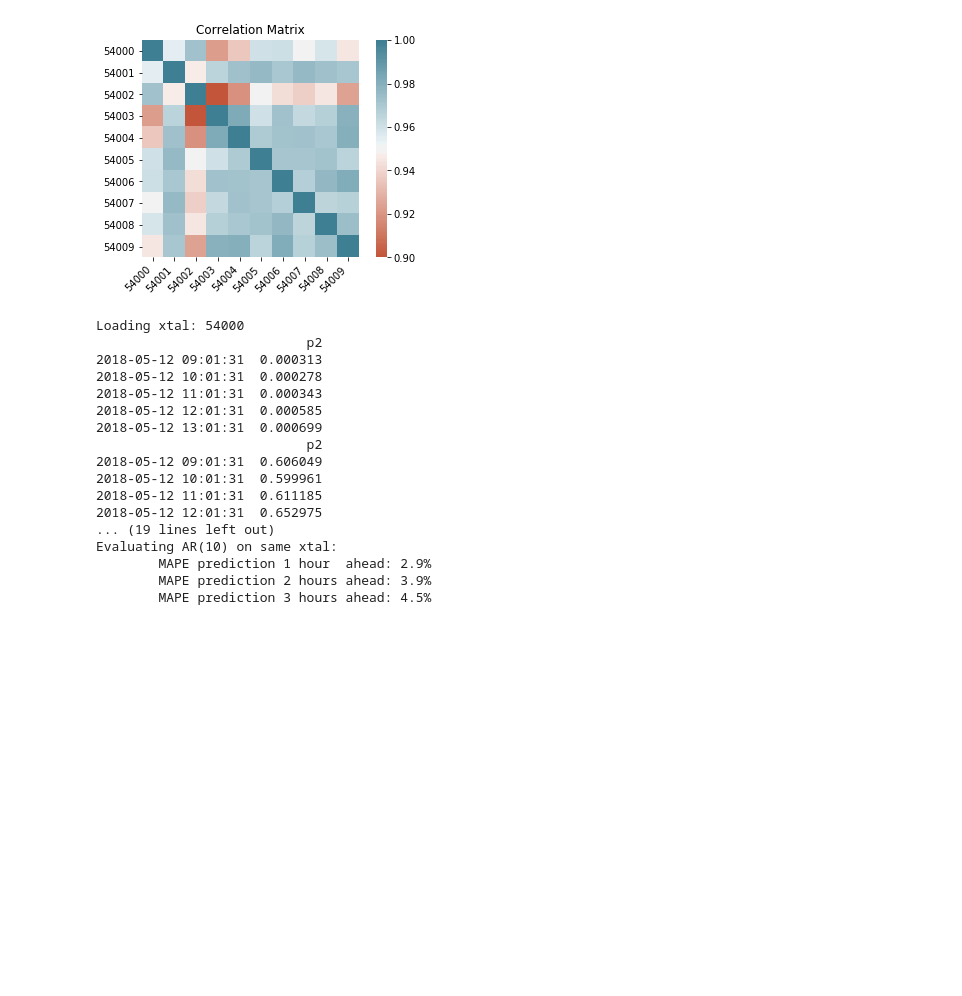
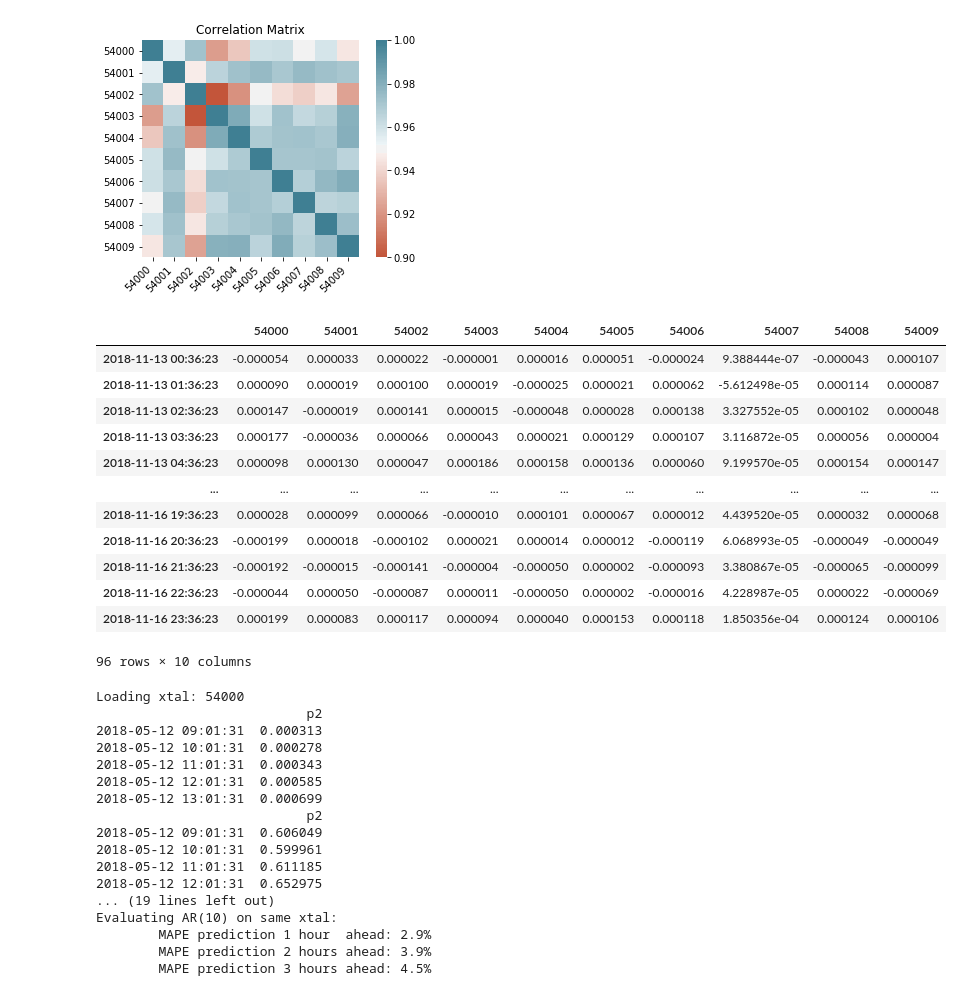
Before and after one commit to UMN-CMS/ECAL_FAIR, a Jupyter notebook: notebooks/multi_autoreg.ipynb, the cells around one changed output. Drawn from its saved outputs; the diff is of its cells as text; code cells hidden in the pictures; blank space fills up the shorter version.

```diff
--- a/notebooks/multi_autoreg.ipynb
+++ b/notebooks/multi_autoreg.ipynb
@@ -134,6 +134,42 @@ plt.ylim(b, t) # update the ylim(bottom, top) values
 plt.show() # ta-da!
 # %% [output]
 [figure]
+# %%
+fig, ax = plt.subplots()
+
+ax.set_title('Correlation Matrix')
+corr = xtals_df[xtals_df.index > ].corr()
+ax = sns.heatmap(
+    corr,
+    vmin=0.9, vmax=1, center=0.95,
+    cmap=sns.diverging_palette(20, 220, n=200),
+    square=True
+)
+ax.set_xticklabels(
+    ax.get_xticklabels(),
+    rotation=45,
+    horizontalalignment='right'
+)
+#fix for matplotlib 3.1.1 issue (fixed in 3.1.2??)
+b, t = plt.ylim() # discover the values for bottom and top
+b += 0.5 # Add 0.5 to the bottom
+t -= 0.5 # Subtract 0.5 from the top
+plt.ylim(b, t) # update the ylim(bottom, top) values
+plt.show() # ta-da!
+# %% [output]
+|  | 54000 | 54001 | 54002 | 54003 | 54004 | 54005 | 54006 | 54007 | 54008 | 54009 |
+| 2018-11-13 00:36:23 | -0.000054 | 0.000033 | 0.000022 | -0.000001 | 0.000016 | 0.000051 | -0.000024 | 9.388444e-07 | -0.000043 | 0.000107 |
+| 2018-11-13 01:36:23 | 0.000090 | 0.000019 | 0.000100 | 0.000019 | -0.000025 | 0.000021 | 0.000062 | -5.612498e-05 | 0.000114 | 0.000087 |
+| 2018-11-13 02:36:23 | 0.000147 | -0.000019 | 0.000141 | 0.000015 | -0.000048 | 0.000028 | 0.000138 | 3.327552e-05 | 0.000102 | 0.000048 |
+| 2018-11-13 03:36:23 | 0.000177 | -0.000036 | 0.000066 | 0.000043 | 0.000021 | 0.000129 | 0.000107 | 3.116872e-05 | 0.000056 | 0.000004 |
+| 2018-11-13 04:36:23 | 0.000098 | 0.000130 | 0.000047 | 0.000186 | 0.000158 | 0.000136 | 0.000060 | 9.199570e-05 | 0.000154 | 0.000147 |
+| ... | ... | ... | ... | ... | ... | ... | ... | ... | ... | ... |
+| 2018-11-16 19:36:23 | 0.000028 | 0.000099 | 0.000066 | -0.000010 | 0.000101 | 0.000067 | 0.000012 | 4.439520e-05 | 0.000032 | 0.000068 |
+| 2018-11-16 20:36:23 | -0.000199 | 0.000018 | -0.000102 | 0.000021 | 0.000014 | 0.000012 | -0.000119 | 6.068993e-05 | -0.000049 | -0.000049 |
+| 2018-11-16 21:36:23 | -0.000192 | -0.000015 | -0.000141 | -0.000004 | -0.000050 | 0.000002 | -0.000093 | 3.380867e-05 | -0.000065 | -0.000099 |
+| 2018-11-16 22:36:23 | -0.000044 | 0.000050 | -0.000087 | 0.000011 | -0.000050 | 0.000002 | -0.000016 | 4.228987e-05 | 0.000022 | -0.000069 |
+| 2018-11-16 23:36:23 | 0.000199 | 0.000083 | 0.000117 | 0.000094 | 0.000040 | 0.000153 | 0.000118 | 1.850356e-04 | 0.000124 | 0.000106 |
+96 rows × 10 columns
 # %%
 figs = []
 xtal_list =[54000]
```
